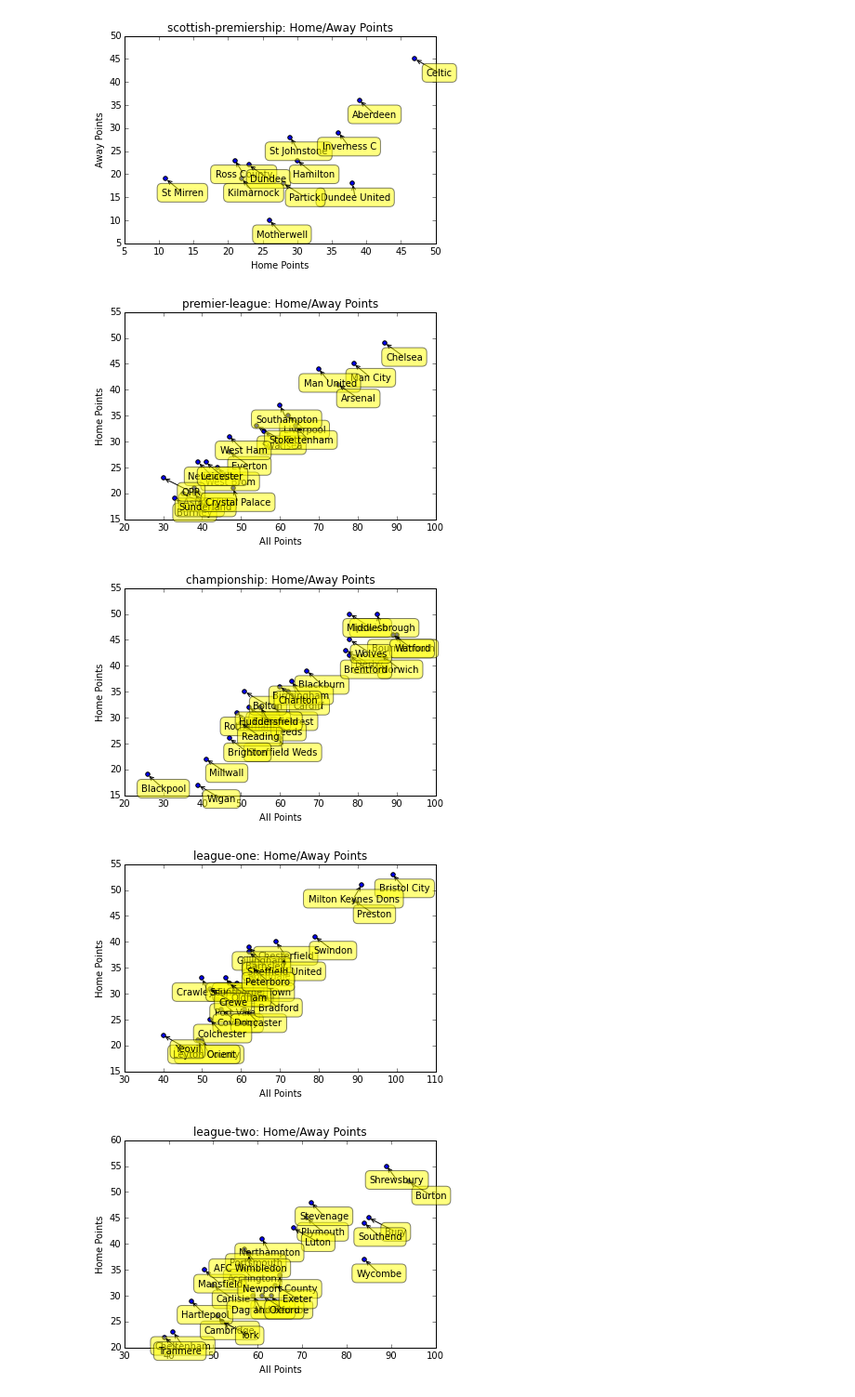
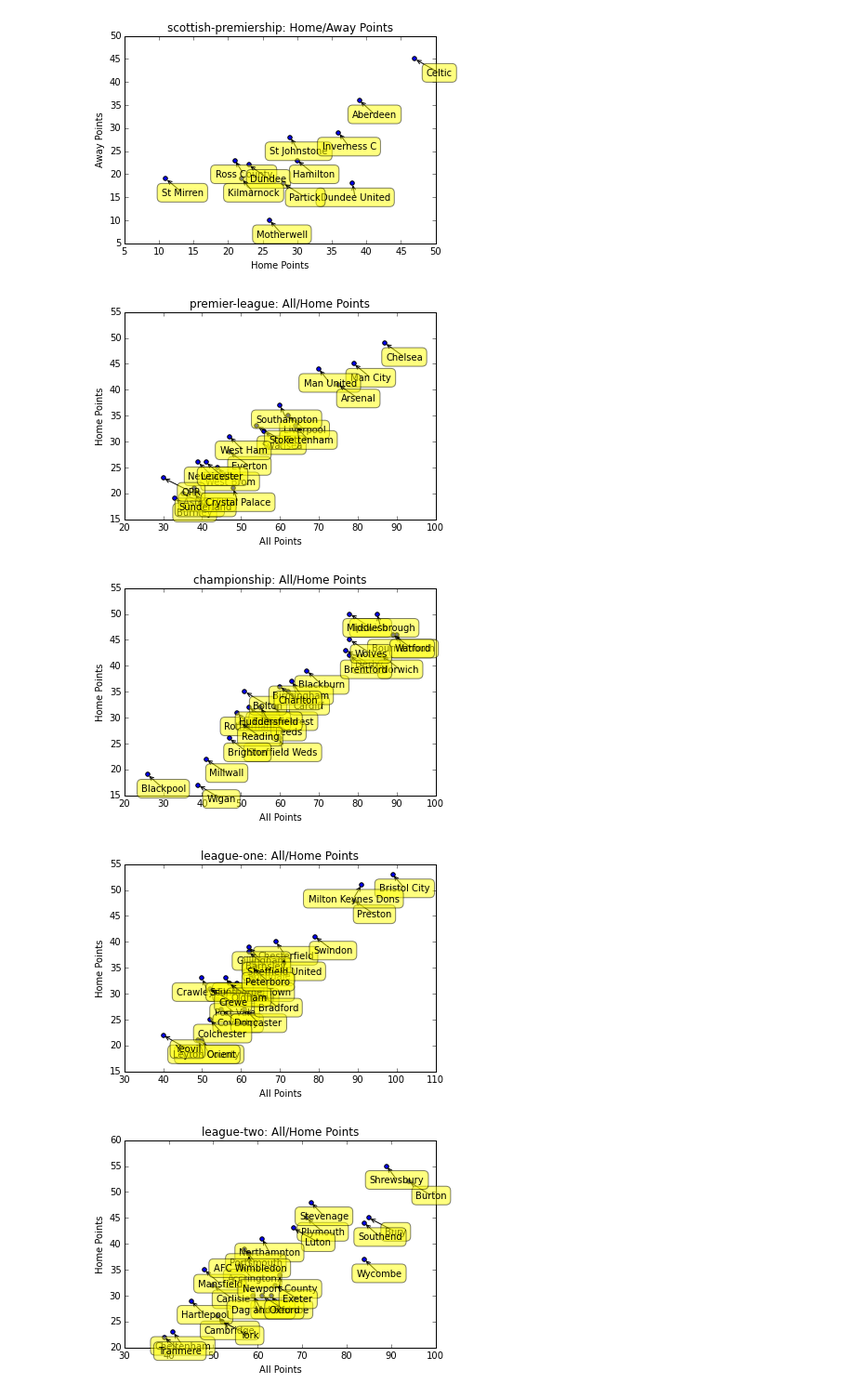
Before and after one commit to allanderek/football-analysis, a Jupyter notebook: LeagueAnalysis.ipynb, the cells around one changed output. Shown at 93% size. Saved outputs shown, nothing was run; the diff lists cells and outputs as text; code cells hidden in the pictures.

```diff
--- a/LeagueAnalysis.ipynb
+++ b/LeagueAnalysis.ipynb
@@ -96,11 +129,24 @@ class TeamStats(object):
         self.teamname = teamname
         self.games = games
         self.points = sum(points_in_game(teamname, game) for game in games)
+        self.shots_for = sum(shots_for_in_game(teamname, game) for game in games)
+        self.shots_against = sum(shots_against_in_game(teamname, game) for game in games)
+        total_shots = self.shots_for + self.shots_against
+        self.tsr = self.shots_for / total_shots if total_shots else 0.8
+        self.goals_for = sum(goals_for_in_game(teamname, game) for game in games)
+        self.goals_against = sum(goals_against_in_game(teamname, game) for game in games)
 # %%
 def get_stats(team, games, filter_fun):
-    return TeamStats(team, (g for g in games if filter_fun(team, g)))
+    return TeamStats(team, [g for g in games if filter_fun(team, g)])
 
 for league in leagues:
     league.team_stats = {t: get_stats(t, league.matches, involved_in_game) for t in league.teams}
     league.home_team_stats = {t: get_stats(t, league.matches, is_home_game) for t in league.teams}
     league.away_team_stats = {t: get_stats(t, league.matches, is_away_game) for t in league.teams}
+# %%
+for league in leagues:
+    scatter_stats(league, title='{0}: Points / Goals'.format(league.title),
+                  xlabel='Points', ylabel='Goals',
+                  get_x_stat=lambda t: league.team_stats[t].points,
+                  get_y_stat=lambda t: league.team_stats[t].goals_for
+                  )
@@ -106,0 +159,7 @@ for league in leagues:
+# %%
+for league in leagues:
+    scatter_stats(league, title='{0}: Points / TSR'.format(league.title),
+                  xlabel='Points', ylabel='TSR',
+                  get_x_stat=lambda t: league.team_stats[t].points,
+                  get_y_stat=lambda t: league.team_stats[t].tsr
+                  )
@@ -139,13 +204,13 @@ for league in leagues:
 [figure]
 # %%
 for league in leagues:
-    scatter_stats(league, title='{0}: Home/Away Points'.format(league.title),
+    scatter_stats(league, title='{0}: All/Home Points'.format(league.title),
                   xlabel='All Points', ylabel='Home Points',
                   get_x_stat=lambda t: league.team_stats[t].points,
                   get_y_stat=lambda t: league.home_team_stats[t].points
                   )
 # %% [output]
-[figure, old version]
+[figure, new version]
-[figure, old version]
+[figure, new version]
-[figure, old version]
+[figure, new version]
-[figure, old version]
+[figure, new version]
```
Also changed, not shown: parts of 11 cells of this notebook.
